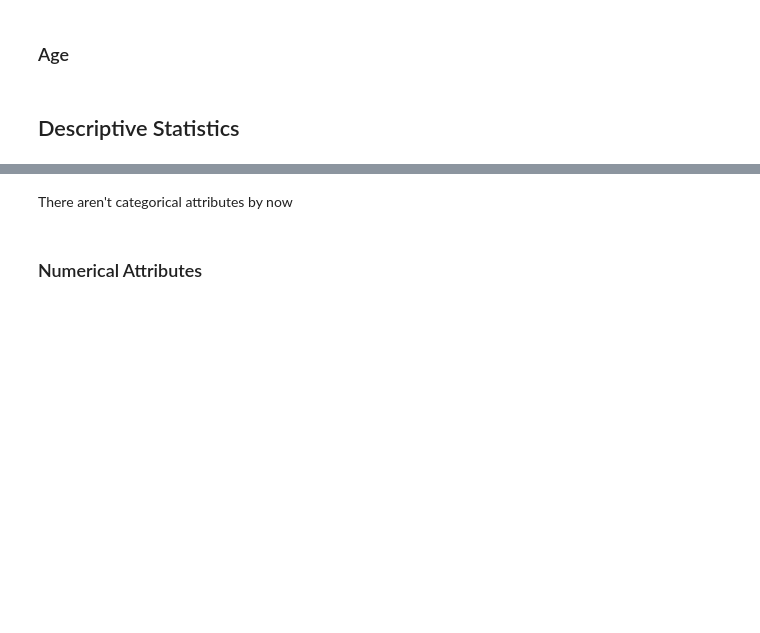
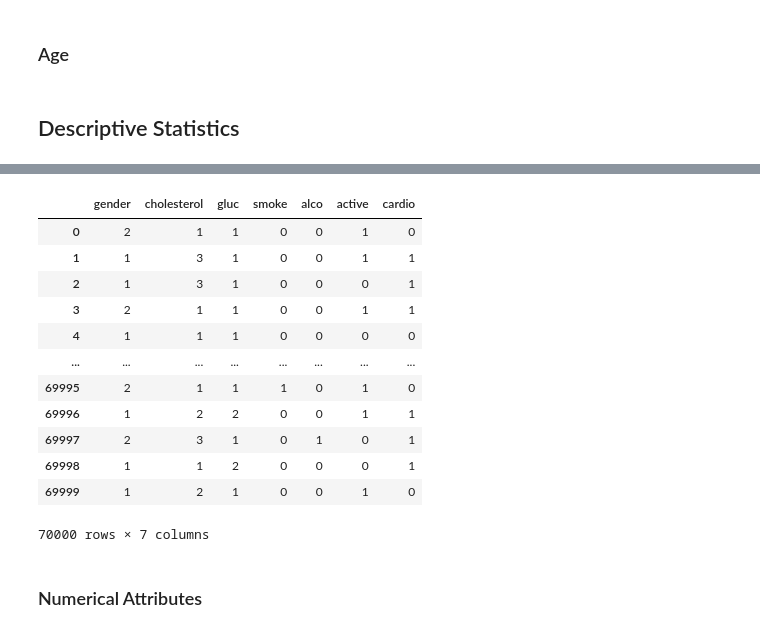
Before and after one commit to caio-roliveira/cardio_catch_diseases, a Jupyter notebook: cardio_catch_diseases.ipynb, the cells around one changed output, grey strips where cells are left out. Cells and saved outputs as stored; diff of their text form; code cells hidden in the pictures; blank space fills up the shorter version.

```diff
--- a/cardio_catch_diseases.ipynb
+++ b/cardio_catch_diseases.ipynb
@@ -254,8 +326,22 @@ num_attributes = df1.select_dtypes(include = ['int64','float64'])
 
 # allocating the categorical columns into a new variable
 cat_attributes = df1.select_dtypes(exclude = ['int64','float64','datetime64[ns]'])
-# %% [markdown]
-There aren't categorical attributes by now
+# %%
+cat_attributes
+# %% [output]
+|  | gender | cholesterol | gluc | smoke | alco | active | cardio |
+| 0 | 2 | 1 | 1 | 0 | 0 | 1 | 0 |
+| 1 | 1 | 3 | 1 | 0 | 0 | 1 | 1 |
+| 2 | 1 | 3 | 1 | 0 | 0 | 0 | 1 |
+| 3 | 2 | 1 | 1 | 0 | 0 | 1 | 1 |
+| 4 | 1 | 1 | 1 | 0 | 0 | 0 | 0 |
+| ... | ... | ... | ... | ... | ... | ... | ... |
+| 69995 | 2 | 1 | 1 | 1 | 0 | 1 | 0 |
+| 69996 | 1 | 2 | 2 | 0 | 0 | 1 | 1 |
+| 69997 | 2 | 3 | 1 | 0 | 1 | 0 | 1 |
+| 69998 | 1 | 1 | 2 | 0 | 0 | 0 | 1 |
+| 69999 | 1 | 2 | 1 | 0 | 0 | 1 | 0 |
+70000 rows × 7 columns
 # %% [markdown]
 ### Numerical Attributes
 # %%
```
Also changed, not shown: parts of 10 cells of this notebook.
